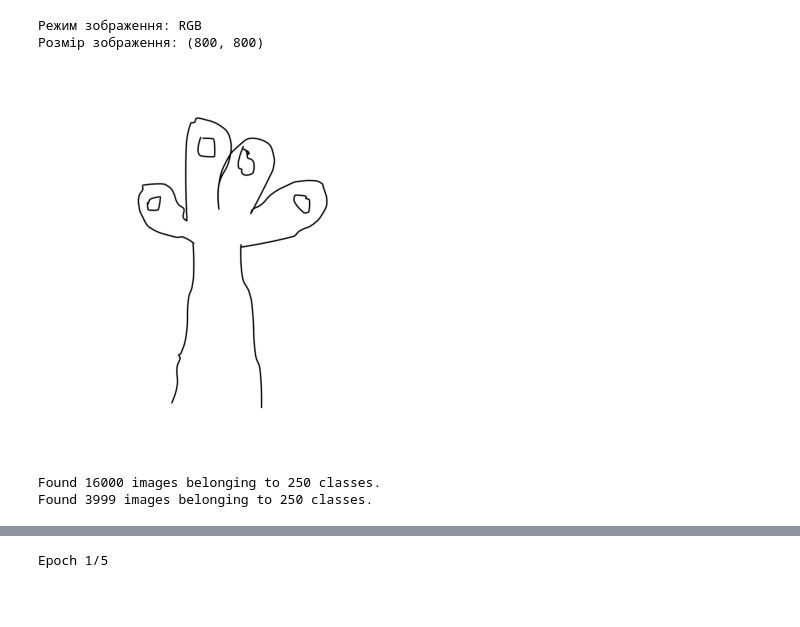
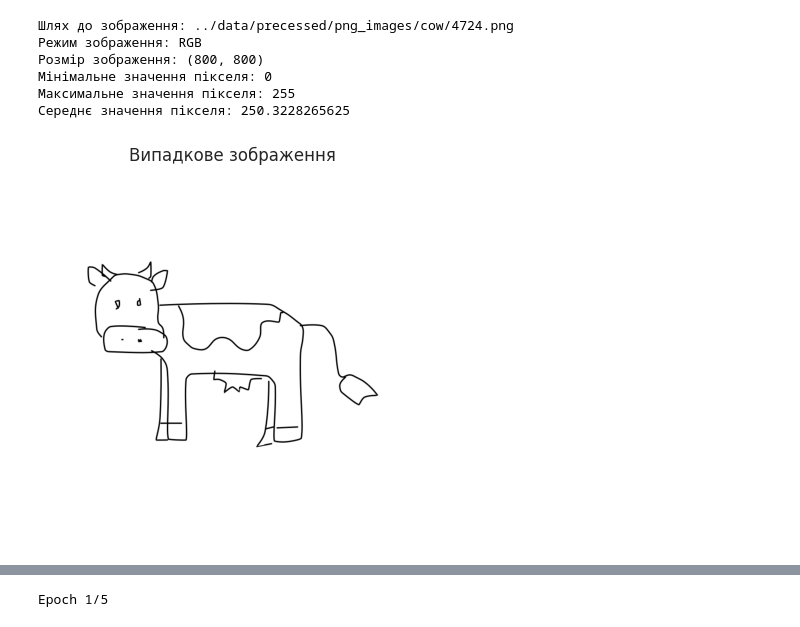
Before and after one commit to Qizix/sketch-cnn-classifier-web, a Jupyter notebook: notebooks/first_day_MobileNetV2.ipynb, the cells around one changed output, grey strips where cells are left out. Drawn from its saved outputs; the diff is of its cells as text; code cells hidden in the pictures; blank space fills up the shorter version.

Commit message:
v.1.2 (generator --> dataset)

```diff
--- a/notebooks/first_day_MobileNetV2.ipynb
+++ b/notebooks/first_day_MobileNetV2.ipynb
@@ -86,7 +84,6 @@ NameError: name 'config' is not defined
 import os
 
 # Шлях до директорії з даними
-OUTPUT_DIR = "png_images"
 
 # Отримання списку класів
 class_names = sorted(os.listdir(OUTPUT_DIR))
@@ -117,7 +114,6 @@ import numpy as np
 import matplotlib.pyplot as plt
 
 # Шлях до директорії з зображеннями
-OUTPUT_DIR = "png_images"
 
 # Отримання списку всіх зображень
 image_paths = []
@@ -126,65 +122,66 @@ for root, dirs, files in os.walk(OUTPUT_DIR):
         if file.endswith(".png") or file.endswith(".jpg"):
             image_paths.append(os.path.join(root, file))
 
 # Випадковий вибір зображення
 random_image_path = random.choice(image_paths)
 
 # Завантаження зображення
 image = Image.open(random_image_path)
 
 # Виведення інформації про зображення
 print("Шлях до зображення:", random_image_path)
 print("Режим зображення:", image.mode)
 print("Розмір зображення:", image.size)
 
 # Перетворення зображення в масив numpy
 image_array = np.array(image)
 
 # Виведення статистики пікселів
 print("Мінімальне значення пікселя:", np.min(image_array))
 print("Максимальне значення пікселя:", np.max(image_array))
 print("Середнє значення пікселя:", np.mean(image_array))
 
 # Відображення зображення
 plt.imshow(image)
 plt.axis("off")
 plt.title("Випадкове зображення")
 plt.show()
 # %% [output]
+Шлях до зображення: ../data/precessed/png_images/cow/4724.png
 Режим зображення: RGB
 Розмір зображення: (800, 800)
+Мінімальне значення пікселя: 0
+Максимальне значення пікселя: 255
+Середнє значення пікселя: 250.3228265625
-[figure, old version]
+[figure, new version]
 # %%
-# Створення генераторів даних
-train_datagen = ImageDataGenerator(
-    rescale=1.0 / 255.0,  # Нормалізація пікселів до [0, 1]
-    rotation_range=20,  # Випадкове обертання
-    width_shift_range=0.2,  # Випадковий зсув по горизонталі
-    height_shift_range=0.2,  # Випадковий зсув по вертикалі
-    shear_range=0.2,  # Випадкове зсування
-    zoom_range=0.2,  # Випадкове збільшення
-    horizontal_flip=True,  # Випадкове віддзеркалення по горизонталі
-    fill_mode="nearest",  # Заповнення відсутніх пікселів
-    validation_split=0.2  # Розділення даних на навчання/валідацію
-)
+# # Створення генераторів даних
+# train_datagen = ImageDataGenerator(
+#     rescale=1.0 / 255.0,  # Нормалізація пікселів до [0, 1]
+#     rotation_range=20,  # Випадкове обертання
+#     width_shift_range=0.2,  # Випадковий зсув по горизонталі
+#     height_shift_range=0.2,  # Випадковий зсув по вертикалі
+#     shear_range=0.2,  # Випадкове зсування
+#     zoom_range=0.2,  # Випадкове збільшення
+#     horizontal_flip=True,  # Випадкове віддзеркалення по горизонталі
+#     fill_mode="nearest",  # Заповнення відсутніх пікселів
+#     validation_split=0.2  # Розділення даних на навчання/валідацію
+# )
 
-train_generator = train_datagen.flow_from_directory(
-    OUTPUT_DIR,
-    target_size=IMAGE_SIZE,
-    batch_size=BATCH_SIZE,
-    class_mode="categorical",
-    color_mode="rgb",  # Використовуємо RGB
-    subset="training"  # Для навчання
-)
+# train_generator = train_datagen.flow_from_directory(
+#     OUTPUT_DIR,
+#     target_size=IMAGE_SIZE,
+#     batch_size=BATCH_SIZE,
+#     class_mode="categorical",
+#     color_mode="rgb",  # Використовуємо RGB
+#     subset="training"  # Для навчання
+# )
 
-val_generator = train_datagen.flow_from_directory(
-    OUTPUT_DIR,
-    target_size=IMAGE_SIZE,
-    batch_size=BATCH_SIZE,
-    class_mode="categorical",
-    color_mode="rgb",  # Використовуємо RGB
-    subset="validation"  # Для валідації
-)
+# val_generator = train_datagen.flow_from_directory(
+#     OUTPUT_DIR,
+#     target_size=IMAGE_SIZE,
+#     batch_size=BATCH_SIZE,
+#     class_mode="categorical",
+#     color_mode="rgb",  # Використовуємо RGB
+#     subset="validation"  # Для валідації
+# )
-# %% [output]
-Found 16000 images belonging to 250 classes.
-Found 3999 images belonging to 250 classes.
```
Also changed, not shown: parts of 14 cells of this notebook, 1 other file.
